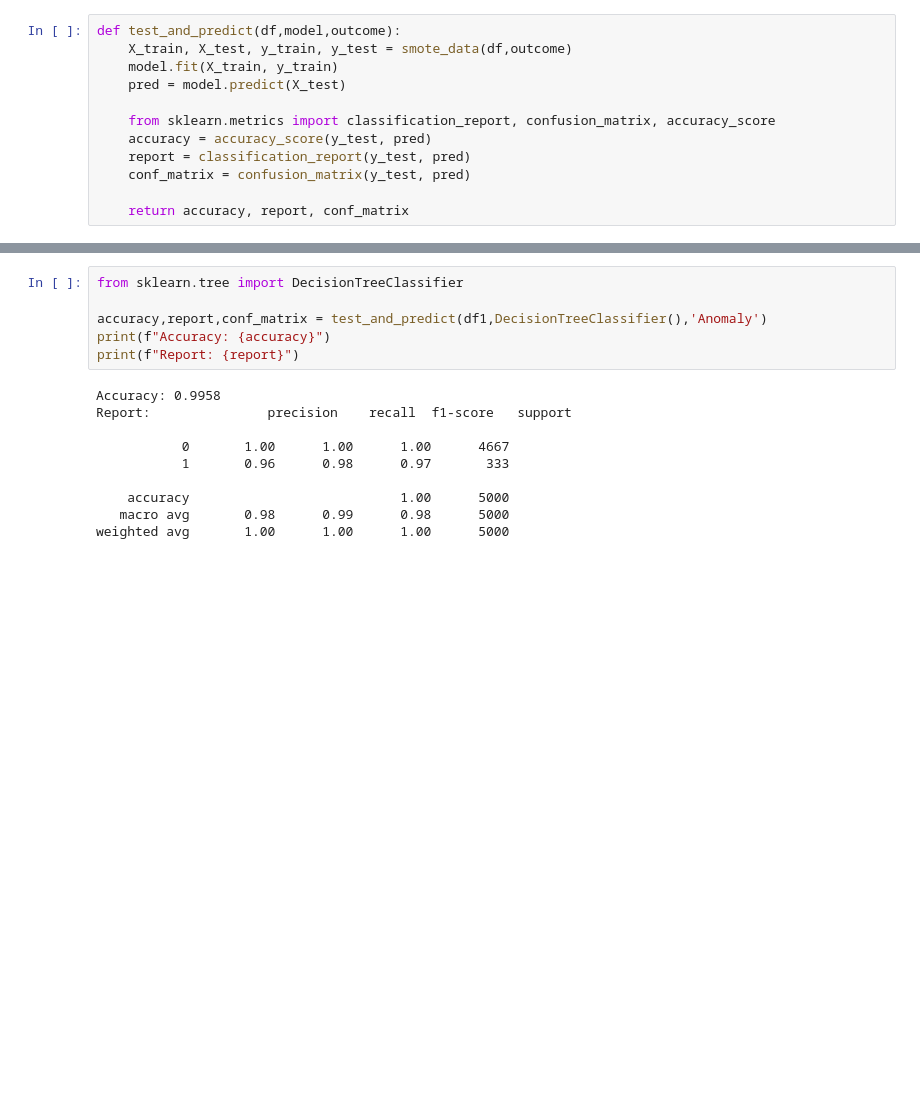
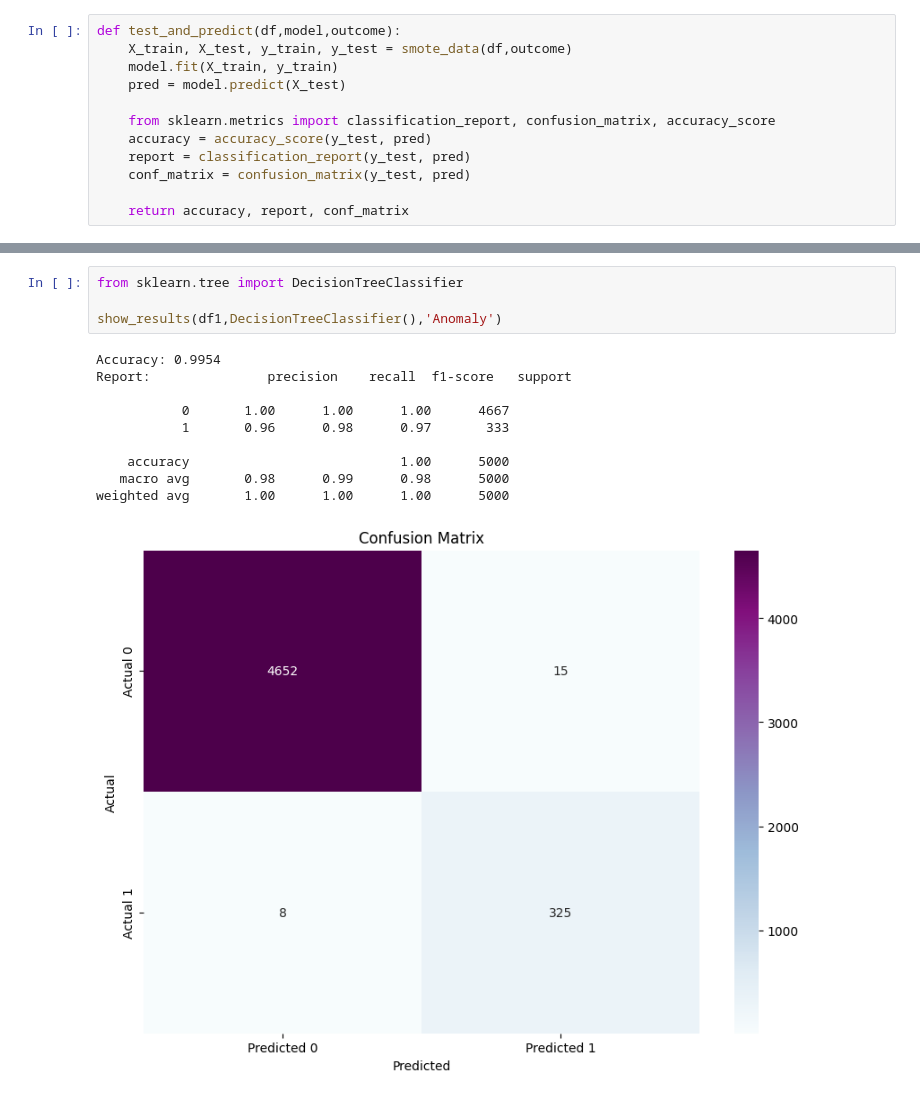
Before and after one commit to zoddtheimmortal/ml-assignments, a Jupyter notebook: a2/main.ipynb, the cells around one changed output, grey strips where cells are left out. Drawn from its saved outputs; the diff is of its cells as text; blank space fills up the shorter version.

```diff
--- a/a2/main.ipynb
+++ b/a2/main.ipynb
@@ -231,16 +242,15 @@ weighted avg       0.98      0.97      0.97      5000
 # %%
 from sklearn.tree import DecisionTreeClassifier
 
-accuracy,report,conf_matrix = test_and_predict(df1,DecisionTreeClassifier(),'Anomaly')
-print(f"Accuracy: {accuracy}")
-print(f"Report: {report}")
+show_results(df1,DecisionTreeClassifier(),'Anomaly')
 # %% [output]
-Accuracy: 0.9958
+Accuracy: 0.9954
 Report:               precision    recall  f1-score   support
 
            0       1.00      1.00      1.00      4667
            1       0.96      0.98      0.97       333
 
     accuracy                           1.00      5000
    macro avg       0.98      0.99      0.98      5000
 weighted avg       1.00      1.00      1.00      5000
+[figure, added]
```
Also changed, not shown: parts of 2 cells of this notebook.
